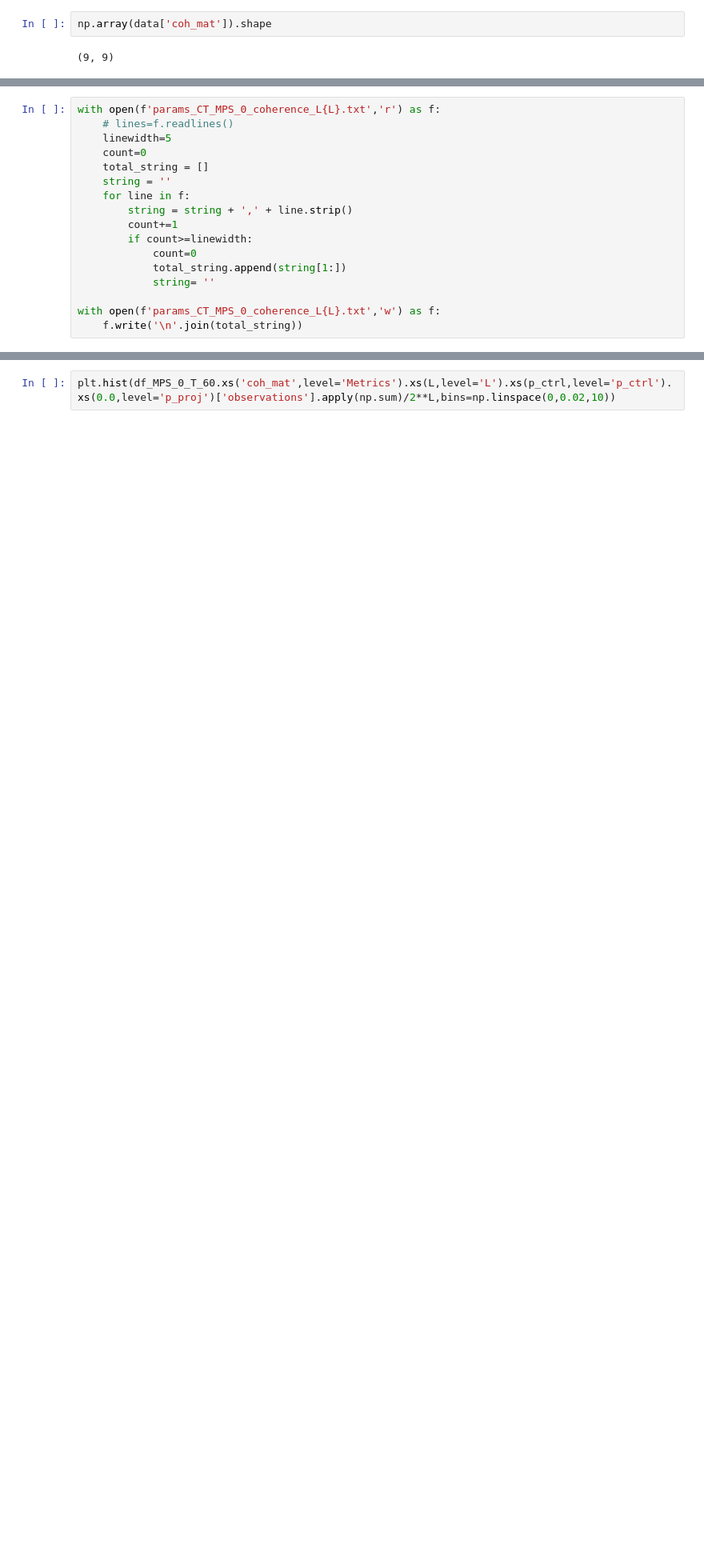
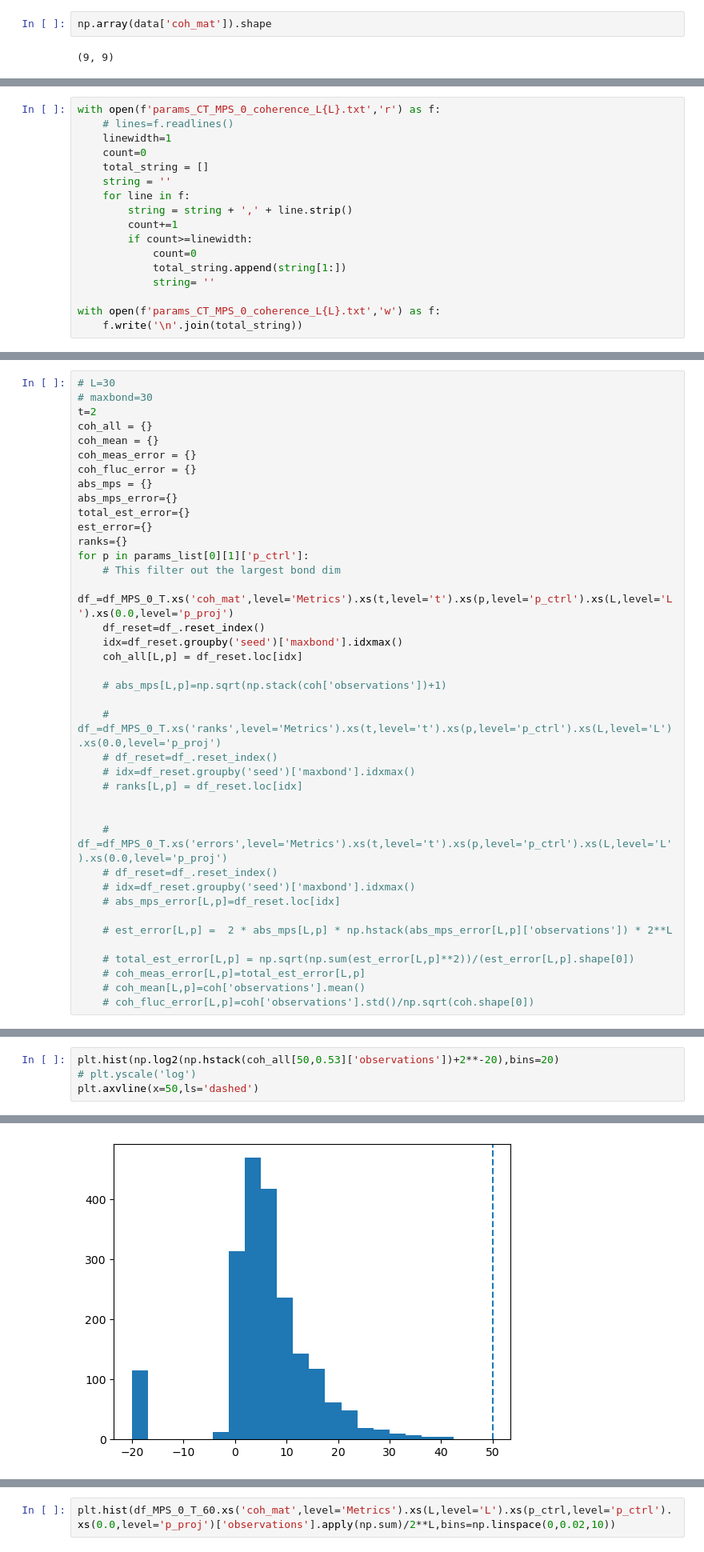
Before and after one commit to youtao1999/CT_MPS, a Jupyter notebook: FM_coherence.ipynb, the cells around one changed output, grey strips where cells are left out. Shown: that part at 80% size. Cells and saved outputs as stored; diff of their text form; blank space fills up the shorter version.

```diff
--- a/FM_coherence.ipynb
+++ b/FM_coherence.ipynb
@@ -72,7 +91,7 @@ for fixed_params,vary_params in params_list:
 # %%
 with open(f'params_CT_MPS_0_coherence_L{L}.txt','r') as f:
     # lines=f.readlines()
-    linewidth=5
+    linewidth=1
     count=0
     total_string = []
     string = ''
@@ -107,0 +184,39 @@ df_MPS_0_T_60=convert_pd(data_MPS_0_T_dict,names=['Metrics','p_ctrl','L','p_proj
+# %%
+# L=30
+# maxbond=30
+t=2
+coh_all = {}
+coh_mean = {}
+coh_meas_error = {}
+coh_fluc_error = {}
+abs_mps = {}
+abs_mps_error={}
+total_est_error={}
+est_error={}
+ranks={}
+for p in params_list[0][1]['p_ctrl']:
+    # This filter out the largest bond dim
+    df_=df_MPS_0_T.xs('coh_mat',level='Metrics').xs(t,level='t').xs(p,level='p_ctrl').xs(L,level='L').xs(0.0,level='p_proj')
+    df_reset=df_.reset_index()
+    idx=df_reset.groupby('seed')['maxbond'].idxmax()
+    coh_all[L,p] = df_reset.loc[idx]
+
+    # abs_mps[L,p]=np.sqrt(np.stack(coh['observations'])+1)
+
+    # df_=df_MPS_0_T.xs('ranks',level='Metrics').xs(t,level='t').xs(p,level='p_ctrl').xs(L,level='L').xs(0.0,level='p_proj')
+    # df_reset=df_.reset_index()
+    # idx=df_reset.groupby('seed')['maxbond'].idxmax()
+    # ranks[L,p] = df_reset.loc[idx]
+
+
+    # df_=df_MPS_0_T.xs('errors',level='Metrics').xs(t,level='t').xs(p,level='p_ctrl').xs(L,level='L').xs(0.0,level='p_proj')
+    # df_reset=df_.reset_index()
+    # idx=df_reset.groupby('seed')['maxbond'].idxmax()
+    # abs_mps_error[L,p]=df_reset.loc[idx]
+
+    # est_error[L,p] =  2 * abs_mps[L,p] * np.hstack(abs_mps_error[L,p]['observations']) * 2**L
+
+    # total_est_error[L,p] = np.sqrt(np.sum(est_error[L,p]**2))/(est_error[L,p].shape[0])
+    # coh_meas_error[L,p]=total_est_error[L,p]
+    # coh_mean[L,p]=coh['observations'].mean()
+    # coh_fluc_error[L,p]=coh['observations'].std()/np.sqrt(coh.shape[0])
@@ -107,0 +230,5 @@ df_MPS_0_T_60=convert_pd(data_MPS_0_T_dict,names=['Metrics','p_ctrl','L','p_proj
+# %%
+plt.hist(np.log2(np.hstack(coh_all[50,0.53]['observations'])+2**-20),bins=20)
+# plt.yscale('log')
+plt.axvline(x=50,ls='dashed')
+# %% [output]
@@ -107,0 +236 @@ df_MPS_0_T_60=convert_pd(data_MPS_0_T_dict,names=['Metrics','p_ctrl','L','p_proj
+[figure, added]
```
Also changed, not shown: parts of 121 cells of this notebook, 2 other files.
